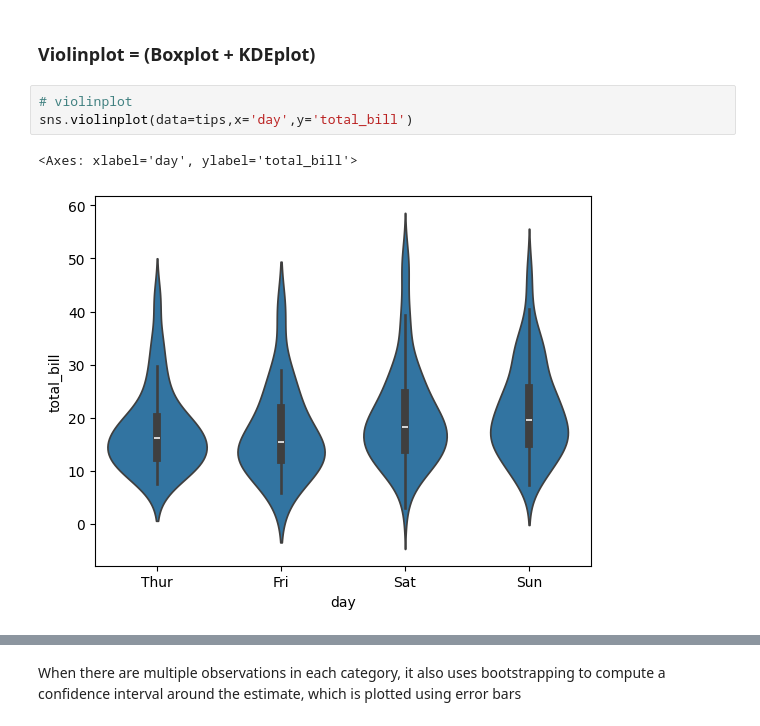
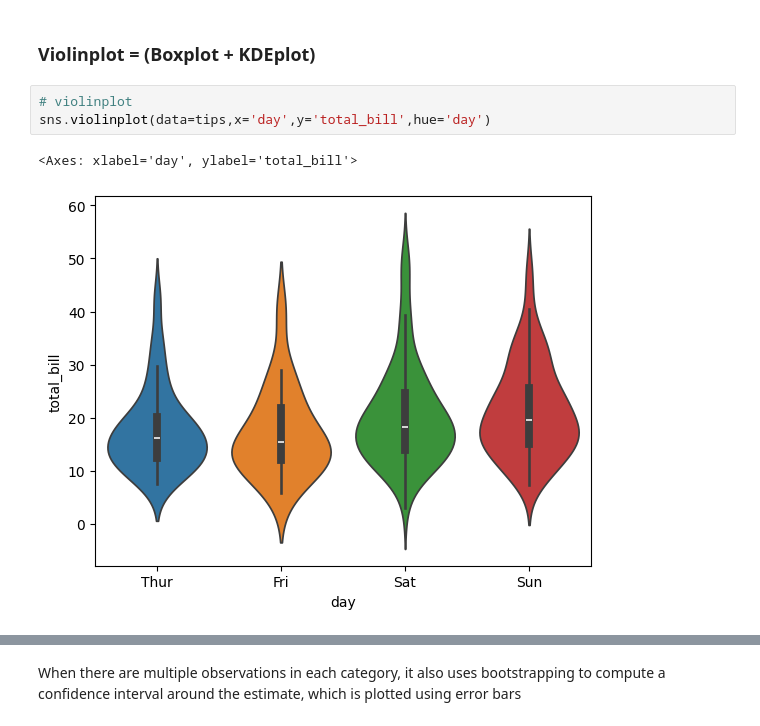
Before and after one commit to nadim-altaf/data-science-mentorship-campusx, a Jupyter notebook: Seaborn/session_26_seaborn_continued.ipynb, the cells around one changed output, grey strips where cells are left out. Saved outputs shown, nothing was run; the diff lists cells and outputs as text.

Commit message:
Session 26 - Plotting using Seaborn Part 2

```diff
--- a/Seaborn/session_26_seaborn_continued.ipynb
+++ b/Seaborn/session_26_seaborn_continued.ipynb
@@ -114,10 +114,10 @@ sns.boxplot(data=tips,y='total_bill')
 ### Violinplot = (Boxplot + KDEplot)
 # %%
 # violinplot
-sns.violinplot(data=tips,x='day',y='total_bill')
+sns.violinplot(data=tips,x='day',y='total_bill',hue='day')
 # %% [output]
 <Axes: xlabel='day', ylabel='total_bill'>
-[figure, old version]
+[figure, new version]
 # %%
 sns.catplot(data=tips,x='day',y='total_bill',kind='violin')
 # %% [output]
```
Also changed, not shown: parts of 7 cells of this notebook.
